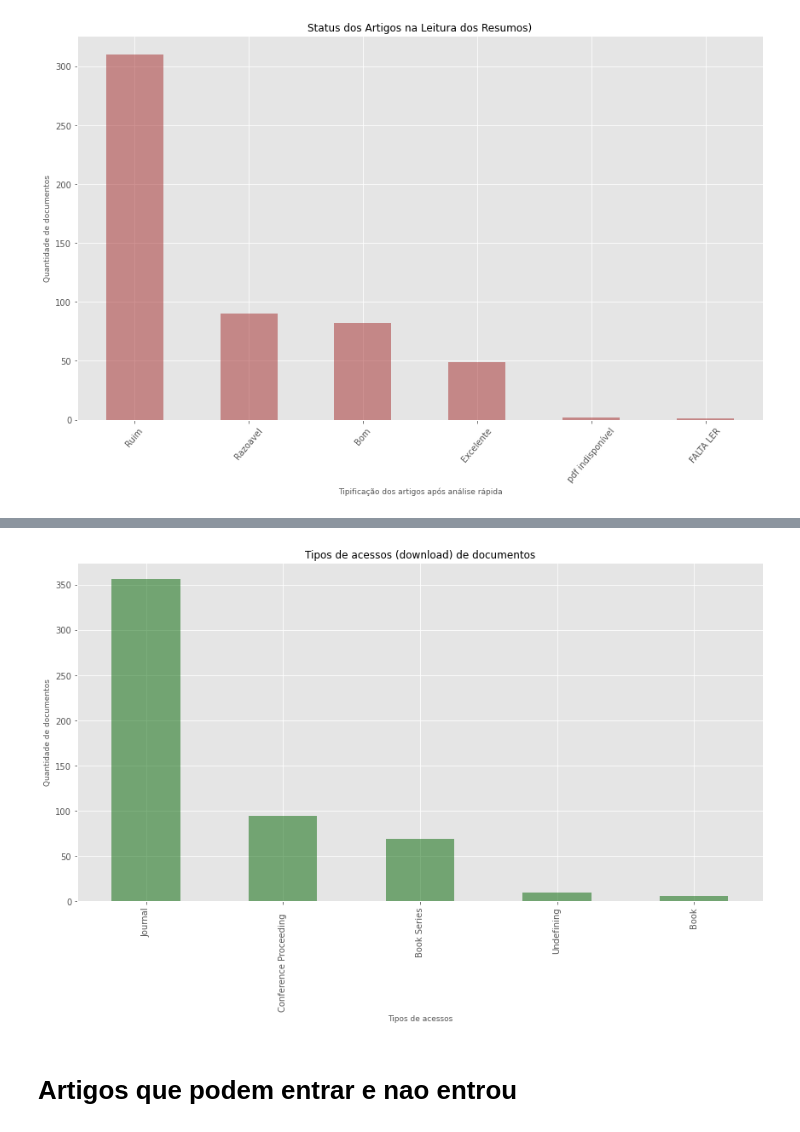
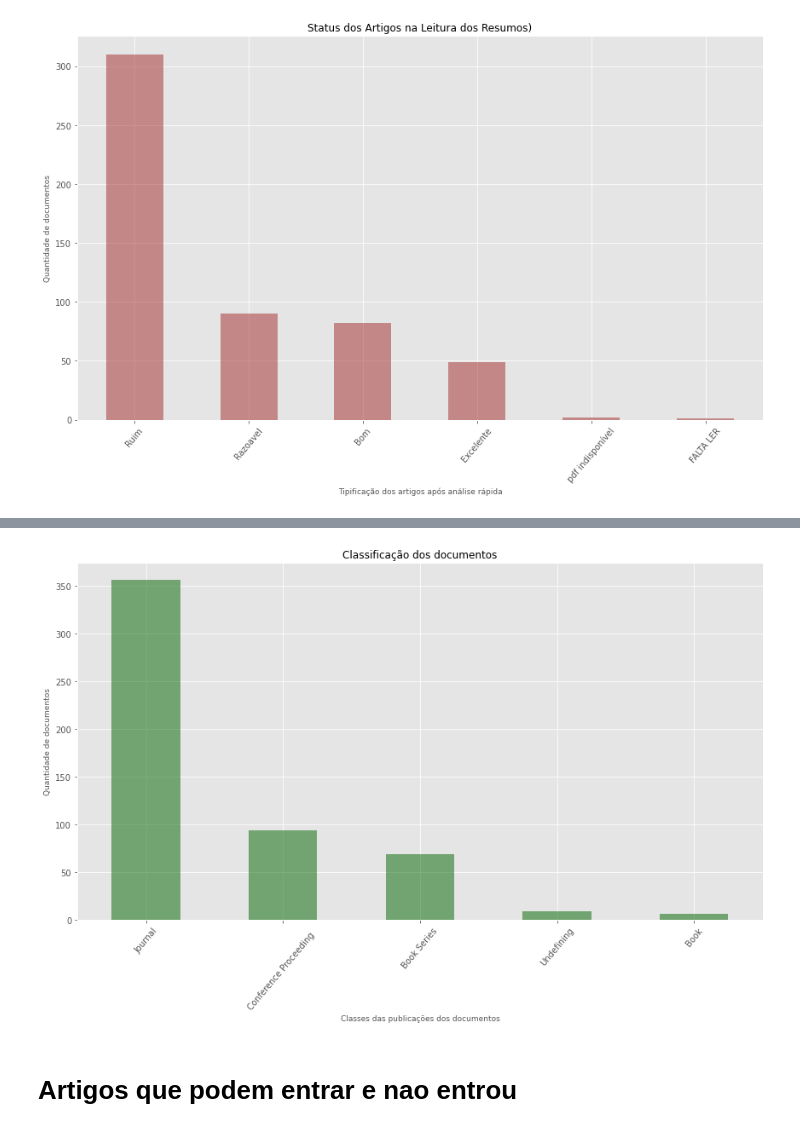
Before and after one commit to LuizPerciliano/Evento-Adverso-com-Metamap-e-Twitter-com-Portugues-Brasil, a Jupyter notebook: apps/app-Dissertacao/notebook/CEFET-Dissertação-Mat-CIC1229-Analises.ipynb, the cells around one changed output, grey strips where cells are left out. Saved outputs shown, nothing was run; the diff lists cells and outputs as text; code cells hidden in the pictures.

Commit message:
ajustes source-type

```diff
--- a/apps/app-Dissertacao/notebook/CEFET-Dissertação-Mat-CIC1229-Analises.ipynb
+++ b/apps/app-Dissertacao/notebook/CEFET-Dissertação-Mat-CIC1229-Analises.ipynb
@@ -347,30 +348,30 @@ source_type.describe()
 # %%
 # variáveis
-titulo = 'Tipos de acessos (download) de documentos'
-eixo_x = 'Tipos de acessos'
+titulo = 'Classificação dos documentos'
+eixo_x = 'Classes das publicações dos documentos'
 eixo_y = 'Quantidade de documentos'
 extensao_arquivo = '.png'
 path_image = '../image/'
-image = path_image+'tipo-acesso-documento-'+dataFormatada
+image = path_image+'source-type-'+dataFormatada
 
 #gráfico
 fig, ax = plt.subplots(figsize=(12,8))
 source_type.size().sort_values(ascending=False).plot.bar(linestyle='--', linewidth=300, color='DarkGreen', alpha = 0.5)
-#plt.xticks(rotation=50)
+plt.xticks(rotation=50)
 
 # legenda
 #ax.legend(title='Legenda', loc=1, fontsize=9)
 ax.set_title(titulo,  fontsize=12)
 ax.set_xlabel(eixo_x, fontsize=9)
 ax.set_ylabel(eixo_y, fontsize=9)
 plt.grid(True)
 
 #salvar imagens
-#plt.savefig(image+extensao_arquivo, format='png', dpi=300, bbox_inches='tight', transparent=False)
+plt.savefig(image+extensao_arquivo, format='png', dpi=300, bbox_inches='tight', transparent=False)
 plt.tight_layout() ## ver se é necessário
 plt.show()
 # %% [output]
-[figure, old version]
+[figure, new version]
 # %% [markdown]
 # Artigos que podem entrar e nao entrou
 # %% [markdown]
```
Also changed, not shown: parts of 5 cells of this notebook, 2 other files.
